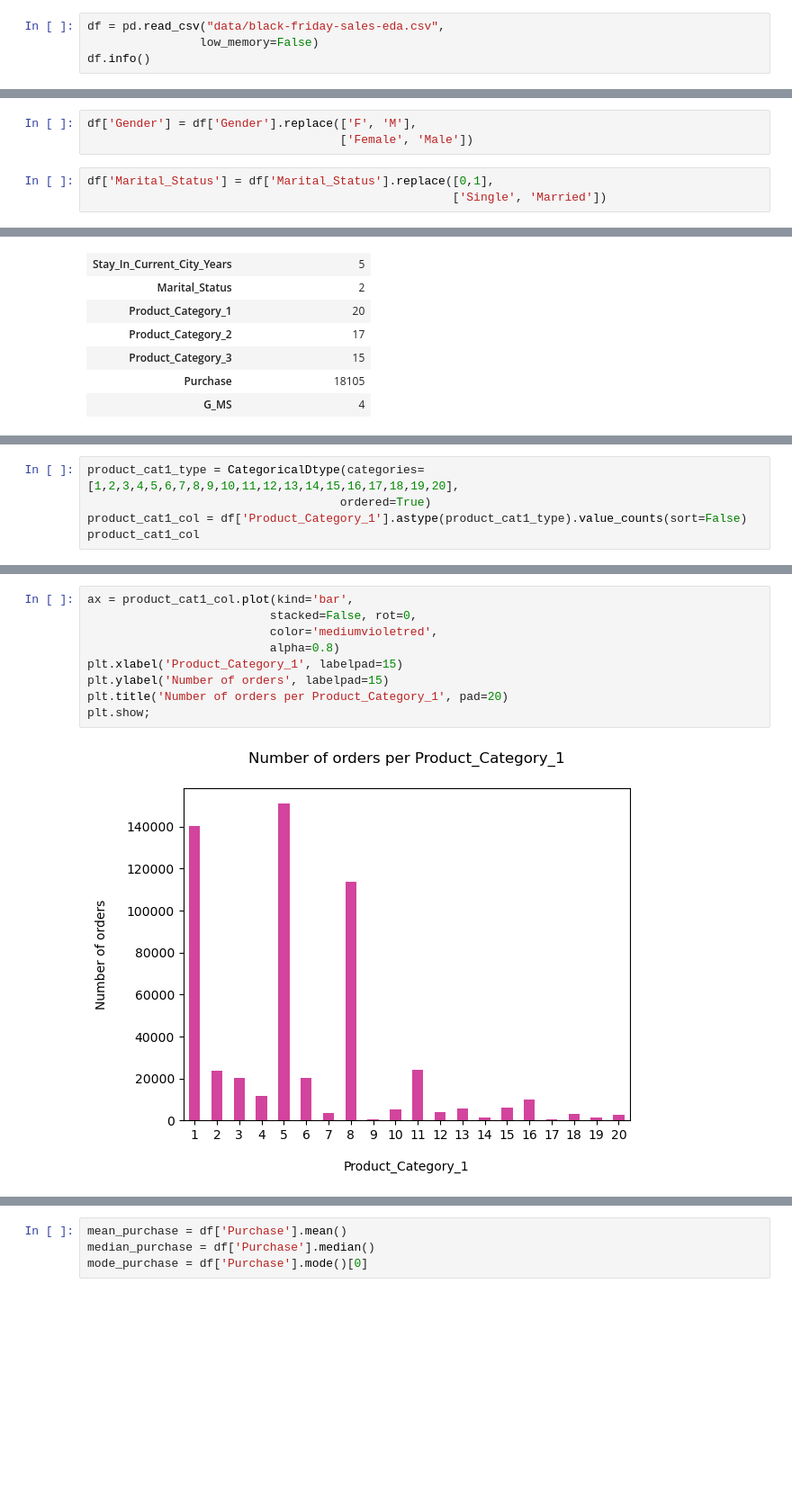
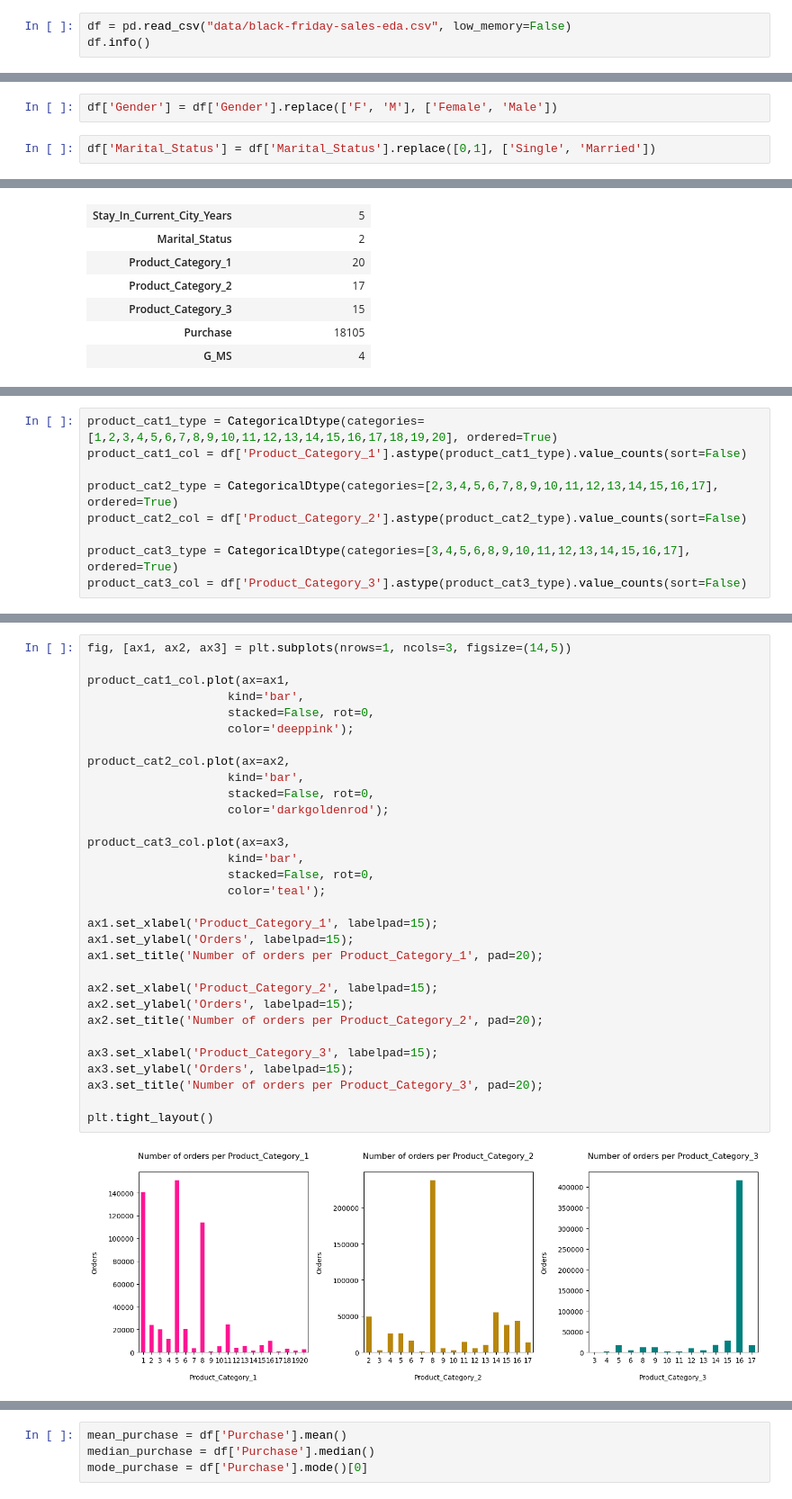
Before and after one commit to nguyenminhthuy/da-course-cybersoft, a Jupyter notebook: pj-black-friday-sales/black-friday-sales.ipynb, the cells around one changed output, grey strips where cells are left out. Shown at 90% size. Cells and saved outputs as stored; diff of their text form; blank space fills up the shorter version.

```diff
--- a/pj-black-friday-sales/black-friday-sales.ipynb
+++ b/pj-black-friday-sales/black-friday-sales.ipynb
@@ -50,8 +51,7 @@ from pandas.api.types import CategoricalDtype
 import warnings
 warnings.filterwarnings('ignore',category=FutureWarning)
 # %%
-df = pd.read_csv("data/black-friday-sales-eda.csv",
-                low_memory=False)
+df = pd.read_csv("data/black-friday-sales-eda.csv", low_memory=False)
 df.info()
 # %% [output]
 <class 'pandas.core.frame.DataFrame'>
@@ -123,11 +123,9 @@ df['Product_Category_3'].fillna(mode_product_cat3, inplace=True)
 * Marital_Status: 0: Single, 1: Married
 * Combine 2 columns: Gender and Marital_Status
 # %%
-df['Gender'] = df['Gender'].replace(['F', 'M'],
-                                    ['Female', 'Male'])
+df['Gender'] = df['Gender'].replace(['F', 'M'], ['Female', 'Male'])
 # %%
-df['Marital_Status'] = df['Marital_Status'].replace([0,1],
-                                                    ['Single', 'Married'])
+df['Marital_Status'] = df['Marital_Status'].replace([0,1], ['Single', 'Married'])
 # %%
 df['G_MS'] = df["Gender"].str.cat(df["Marital_Status"], sep = ", ")
 # %% [markdown]
@@ -392,5 +329,9 @@ plt.show;
 # %%
-product_cat1_type = CategoricalDtype(categories=[1,2,3,4,5,6,7,8,9,10,11,12,13,14,15,16,17,18,19,20],
-                                    ordered=True)
+product_cat1_type = CategoricalDtype(categories=[1,2,3,4,5,6,7,8,9,10,11,12,13,14,15,16,17,18,19,20], ordered=True)
 product_cat1_col = df['Product_Category_1'].astype(product_cat1_type).value_counts(sort=False)
-product_cat1_col
+
+product_cat2_type = CategoricalDtype(categories=[2,3,4,5,6,7,8,9,10,11,12,13,14,15,16,17], ordered=True)
+product_cat2_col = df['Product_Category_2'].astype(product_cat2_type).value_counts(sort=False)
+
+product_cat3_type = CategoricalDtype(categories=[3,4,5,6,8,9,10,11,12,13,14,15,16,17], ordered=True)
+product_cat3_col = df['Product_Category_3'].astype(product_cat3_type).value_counts(sort=False)
@@ -415,11 +338,33 @@ Name: Product_Category_1, dtype: int64
 # %%
-ax = product_cat1_col.plot(kind='bar',
-                          stacked=False, rot=0,
-                          color='mediumvioletred',
-                          alpha=0.8)
-plt.xlabel('Product_Category_1', labelpad=15)
-plt.ylabel('Number of orders', labelpad=15)
-plt.title('Number of orders per Product_Category_1', pad=20)
-plt.show;
+fig, [ax1, ax2, ax3] = plt.subplots(nrows=1, ncols=3, figsize=(14,5))
+
+product_cat1_col.plot(ax=ax1,
+                    kind='bar',
+                    stacked=False, rot=0,
+                    color='deeppink');
+
+product_cat2_col.plot(ax=ax2,
+                    kind='bar',
+                    stacked=False, rot=0,
+                    color='darkgoldenrod');
+
+product_cat3_col.plot(ax=ax3,
+                    kind='bar',
+                    stacked=False, rot=0,
+                    color='teal');
+
+ax1.set_xlabel('Product_Category_1', labelpad=15);
+ax1.set_ylabel('Orders', labelpad=15);
+ax1.set_title('Number of orders per Product_Category_1', pad=20);
+
+ax2.set_xlabel('Product_Category_2', labelpad=15);
+ax2.set_ylabel('Orders', labelpad=15);
+ax2.set_title('Number of orders per Product_Category_2', pad=20);
+
+ax3.set_xlabel('Product_Category_3', labelpad=15);
+ax3.set_ylabel('Orders', labelpad=15);
+ax3.set_title('Number of orders per Product_Category_3', pad=20);
+
+plt.tight_layout()
 # %% [output]
-[figure, old version]
+[figure, new version]
```
Also changed, not shown: parts of 66 cells of this notebook.
